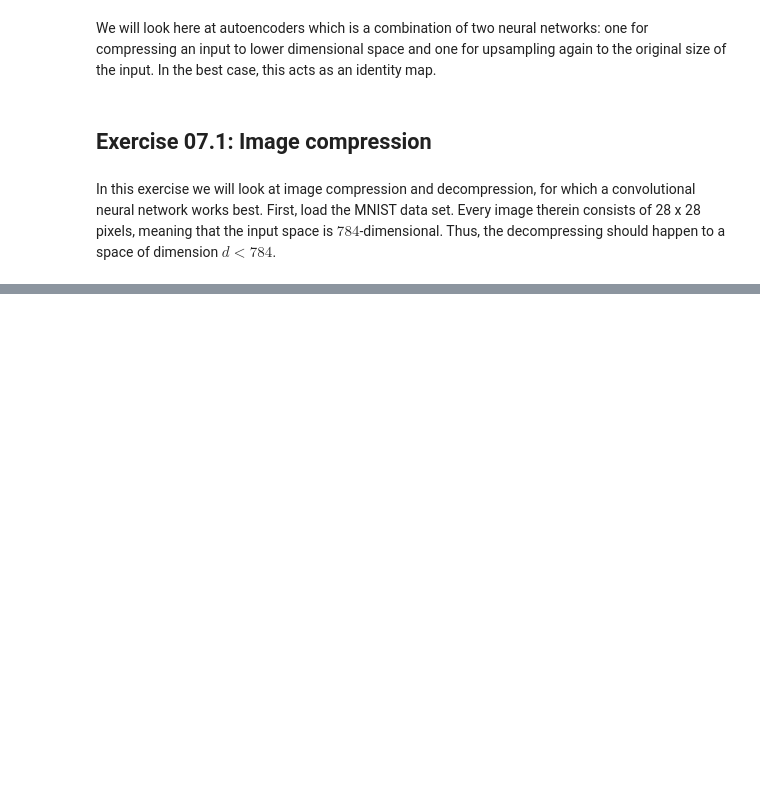
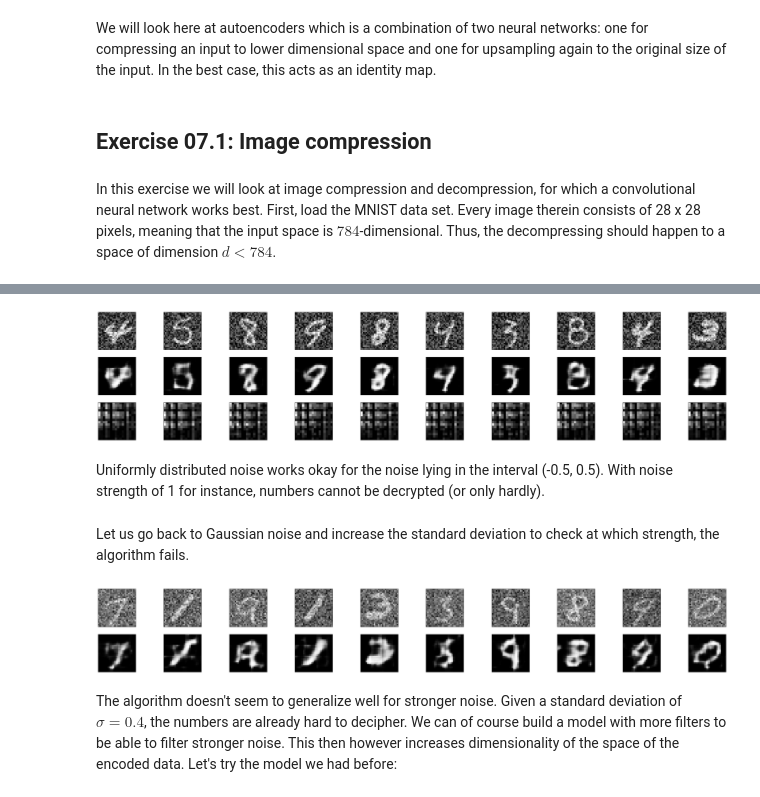
Before and after one commit to Jercheal/ML_Lecture_FSU, a Jupyter notebook: assignment_07.ipynb, the cells around one changed output, grey strips where cells are left out. Drawn from its saved outputs; the diff is of its cells as text; code cells hidden in the pictures; blank space fills up the shorter version.

```diff
--- a/assignment_07.ipynb
+++ b/assignment_07.ipynb
@@ -120,0 +345,28 @@ Epoch 20/20
+# %%
+x_test_uniform_noise = np.array([x_test[n] + np.random.uniform(-0.5, 0.5, size=(28, 28, 1)) for n in range(10000)])
+test_imgs_uniform_noise = x_test_uniform_noise[random.choices(range(10000), k=10)]
+test_imgs_encoded2_uniform_noise = encoder_model2(test_imgs_uniform_noise)
+test_imgs_decoded2_uniform_noise = decoder_model2(test_imgs_encoded2_uniform_noise)
+# %%
+plt.figure(figsize=(40, 8))
+for i in range(10):
+    ax = plt.subplot(3, 10, i + 1)
+    plt.imshow(np.reshape(test_imgs_uniform_noise[i], (28, 28)), cmap='gray')
+    ax.get_xaxis().set_visible(False)
+    ax.get_yaxis().set_visible(False)
+
+    ax = plt.subplot(3, 10, i + 11)
+    plt.imshow(np.reshape(test_imgs_decoded2_uniform_noise[i], (28, 28)), cmap='gray')
+    ax.get_xaxis().set_visible(False)
+    ax.get_yaxis().set_visible(False)
+
+    ax = plt.subplot(3, 10, i + 21)
+    plt.imshow(np.reshape(test_imgs_encoded2_uniform_noise[i], (16, 16)), cmap='gray')
+    ax.get_xaxis().set_visible(False)
+    ax.get_yaxis().set_visible(False)
+# %% [output]
+[figure, added]
+# %% [markdown]
+Uniformly distributed noise works okay for the noise lying in the interval (-0.5, 0.5). With noise strength of 1 for instance, numbers cannot be decrypted (or only hardly).
+# %% [markdown]
+Let us go back to Gaussian noise and increase the standard deviation to check at which strength, the algorithm fails.
@@ -120,0 +379,16 @@ Epoch 20/20
+# %%
+plt.figure(figsize=(40, 8))
+for i in range(10):
+    ax = plt.subplot(3, 10, i + 1)
+    plt.imshow(np.reshape(test_imgs_strong_noise[i], (28, 28)), cmap='gray')
+    ax.get_xaxis().set_visible(False)
+    ax.get_yaxis().set_visible(False)
+
+    ax = plt.subplot(3, 10, i + 11)
+    plt.imshow(np.reshape(test_imgs_decoded2_strong_noise[i], (28, 28)), cmap='gray')
+    ax.get_xaxis().set_visible(False)
+    ax.get_yaxis().set_visible(False)
+# %% [output]
+[figure, added]
+# %% [markdown]
+The algorithm doesn't seem to generalize well for stronger noise. Given a standard deviation of $\sigma = 0.4$, the numbers are already hard to decipher. We can of course build a model with more filters to be able to filter stronger noise. This then however increases dimensionality of the space of the encoded data. Let's try the model we had before:
```
Also changed, not shown: parts of 29 cells of this notebook.
